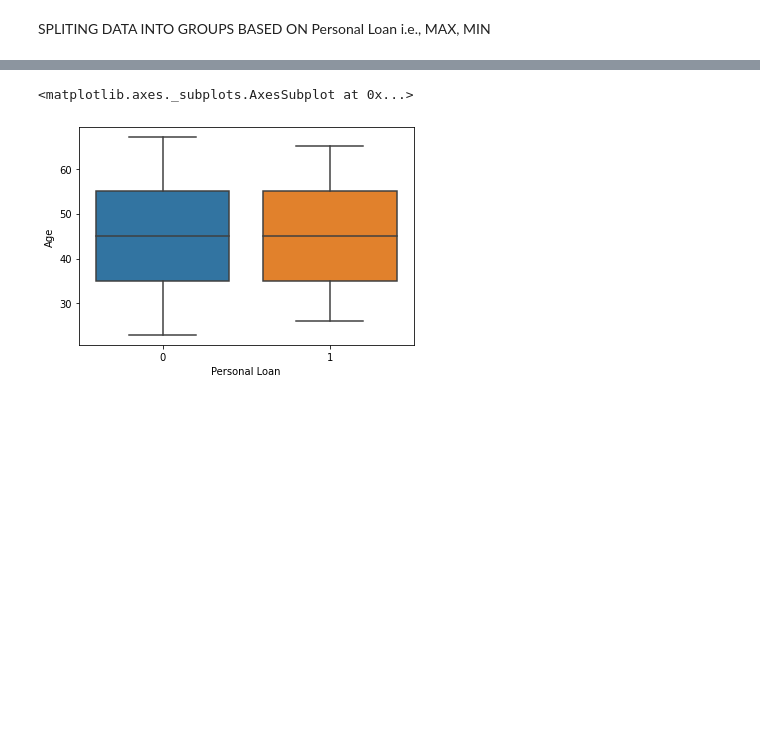
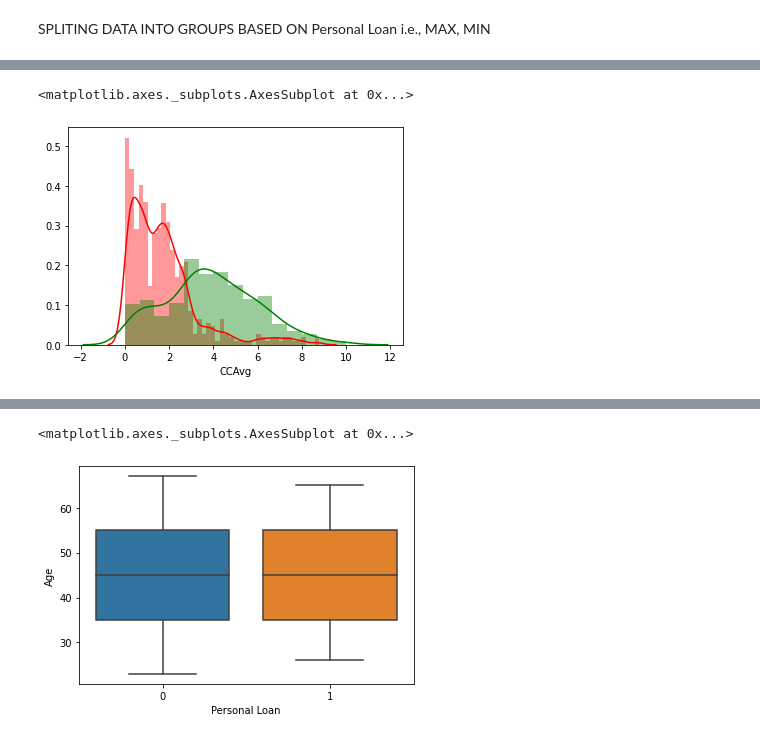
Before and after one commit to TusharGupta-07/First_machine_learning_project_bank, a Jupyter notebook: Machine_learning_project_Bank.ipynb, the cells around one changed output, grey strips where cells are left out. Drawn from its saved outputs; the diff is of its cells as text; code cells hidden in the pictures; blank space fills up the shorter version.

```diff
--- a/Machine_learning_project_Bank.ipynb
+++ b/Machine_learning_project_Bank.ipynb
@@ -300,0 +454,6 @@ user_data.groupby(['Personal Loan']).agg(['min','max'])
+# %%
+sns.distplot( user_data[user_data['Personal Loan'] == 0]['CCAvg'], color = 'r')
+sns.distplot( user_data[user_data['Personal Loan']==1]['CCAvg'], color = 'g')
+# %% [output]
+<matplotlib.axes._subplots.AxesSubplot at 0x...>
+[figure, added]
```
Also changed, not shown: parts of 139 cells of this notebook.
